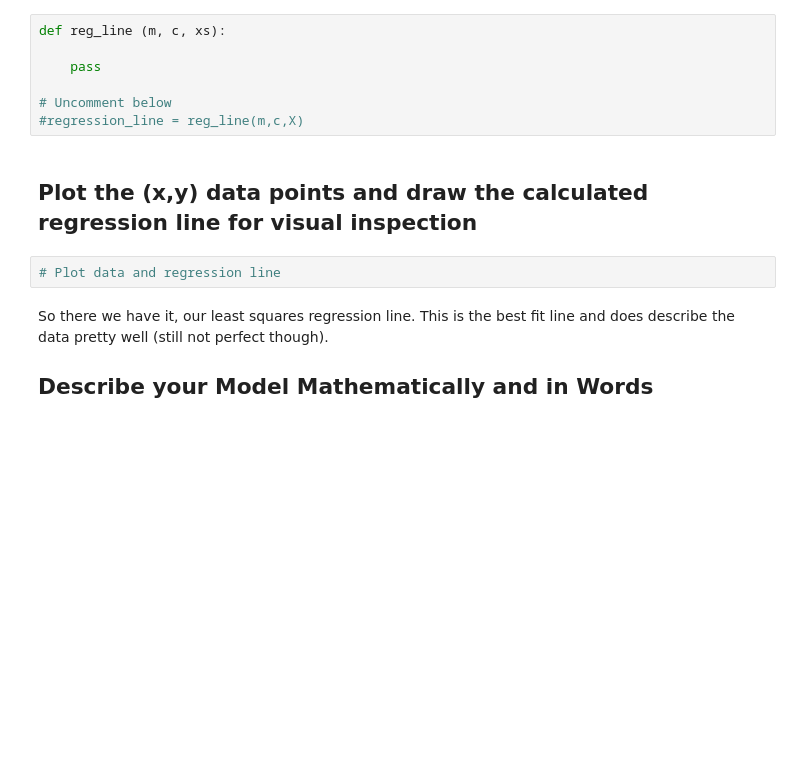
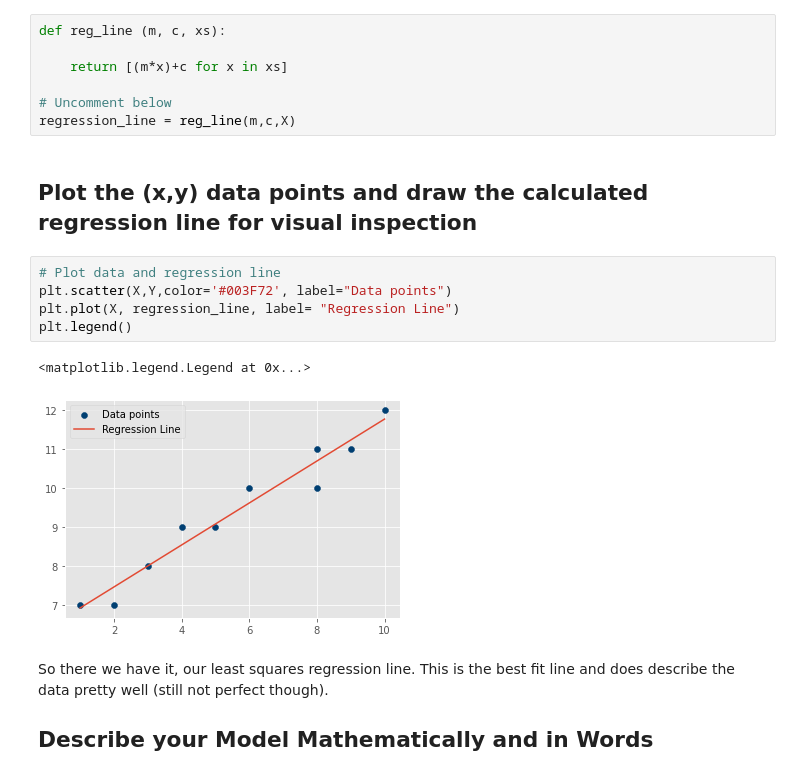
Before and after one commit to Giwanji/dsc-simple-linear-regression-lab, a Jupyter notebook: index.ipynb, the cells around one changed output. Cells and saved outputs as stored; diff of their text form; blank space fills up the shorter version.

Commit message:
Simple Linear Regression complete

```diff
--- a/index.ipynb
+++ b/index.ipynb
@@ -112,14 +112,20 @@ Write a function `reg_line()` that takes in slope, intercept and X vector and ca
 # %%
 def reg_line (m, c, xs):
 
-    pass
+    return [(m*x)+c for x in xs]
 
 # Uncomment below
-#regression_line = reg_line(m,c,X)
+regression_line = reg_line(m,c,X)
 # %% [markdown]
 ## Plot the (x,y) data points and draw the calculated regression line for visual inspection
-# %%
-# Plot data and regression line
+# %%
+# Plot data and regression line
+plt.scatter(X,Y,color='#003F72', label="Data points")
+plt.plot(X, regression_line, label= "Regression Line")
+plt.legend()
+# %% [output]
+<matplotlib.legend.Legend at 0x...>
+[figure, added]
 # %% [markdown]
 So there we have it, our least squares regression line. This is the best fit line and does describe the data pretty well (still not perfect though).
 
```
Also changed, not shown: parts of 3 cells of this notebook.
